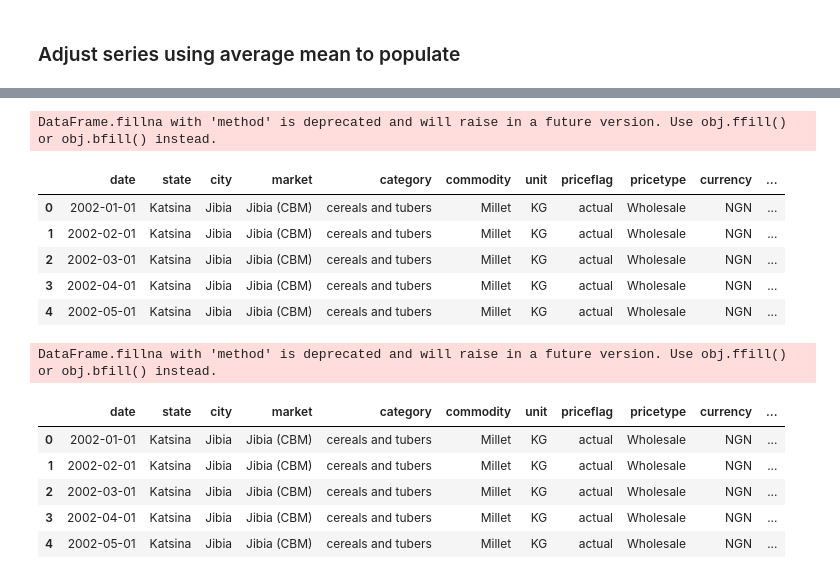
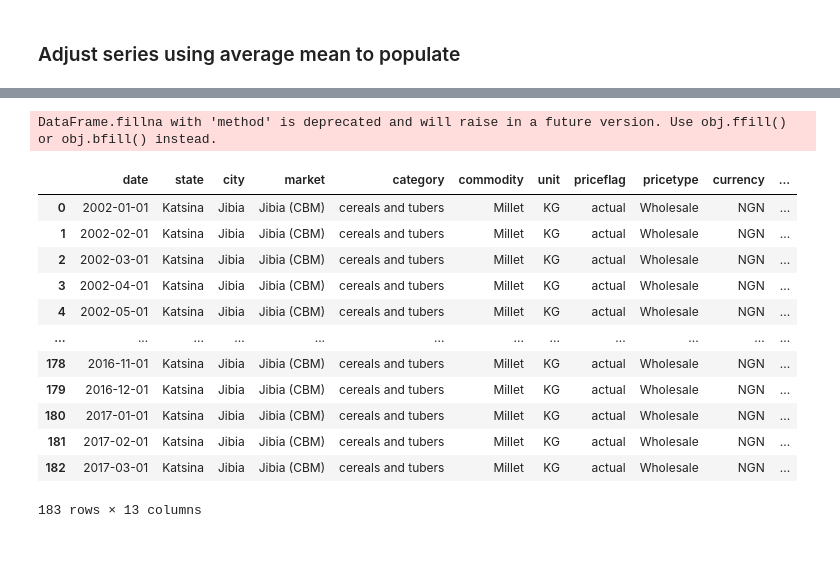
Before and after one commit to LuizMPelizaro/NFPF, a Jupyter notebook: notebooks/analysis.ipynb, the cells around one changed output, grey strips where cells are left out. Drawn from its saved outputs; the diff is of its cells as text; code cells hidden in the pictures; blank space fills up the shorter version.

```diff
--- a/notebooks/analysis.ipynb
+++ b/notebooks/analysis.ipynb
@@ -19,7 +19,7 @@ dataframe.head()
 ## Exclude columns and create code column to facilitate query of series
 # %%
 dataframe = dataframe.drop(columns=['latitude', 'longitude'])
-
+dataframe = dataframe[dataframe['priceflag'] != 'forecast']
 dataframe['series_id'] = dataframe[['state', 'city', 'market', 'category', 'commodity', 'unit']].astype(
     'category').apply(lambda x: '_'.join(x), axis=1)
 #cat.codes create unique id
@@ -211,39 +218,27 @@ dataframe_adjusted.head()
 # %%
 columns_to_fill = [col for col in dataframe_adjusted.columns if col not in ['usdprice', 'price']]
 dataframe_adjusted_mean = dataframe_adjusted.copy()
 # Preencher valores faltantes com o valor anterior
 dataframe_adjusted_mean[columns_to_fill] = dataframe_adjusted_mean[columns_to_fill].fillna(method='ffill')
 
 expanding_mean = dataframe_adjusted_mean['price'].expanding().mean()
 dataframe_adjusted_mean['price'] = dataframe_adjusted_mean['price'].combine_first(expanding_mean)
 
 expanding_mean = dataframe_adjusted_mean['usdprice'].expanding().mean()
 dataframe_adjusted_mean['usdprice'] = dataframe_adjusted_mean['usdprice'].combine_first(expanding_mean)
-dataframe_adjusted_mean.head()
+dataframe_adjusted_mean
 # %% [output]
 DataFrame.fillna with 'method' is deprecated and will raise in a future version. Use obj.ffill() or obj.bfill() instead.
 |  | date | state | city | market | category | commodity | unit | priceflag | pricetype | currency | ... |
 | 0 | 2002-01-01 | Katsina | Jibia | Jibia (CBM) | cereals and tubers | Millet | KG | actual | Wholesale | NGN | ... |
 | 1 | 2002-02-01 | Katsina | Jibia | Jibia (CBM) | cereals and tubers | Millet | KG | actual | Wholesale | NGN | ... |
 | 2 | 2002-03-01 | Katsina | Jibia | Jibia (CBM) | cereals and tubers | Millet | KG | actual | Wholesale | NGN | ... |
 | 3 | 2002-04-01 | Katsina | Jibia | Jibia (CBM) | cereals and tubers | Millet | KG | actual | Wholesale | NGN | ... |
 | 4 | 2002-05-01 | Katsina | Jibia | Jibia (CBM) | cereals and tubers | Millet | KG | actual | Wholesale | NGN | ... |
+| ... | ... | ... | ... | ... | ... | ... | ... | ... | ... | ... | ... |
+| 178 | 2016-11-01 | Katsina | Jibia | Jibia (CBM) | cereals and tubers | Millet | KG | actual | Wholesale | NGN | ... |
+| 179 | 2016-12-01 | Katsina | Jibia | Jibia (CBM) | cereals and tubers | Millet | KG | actual | Wholesale | NGN | ... |
+| 180 | 2017-01-01 | Katsina | Jibia | Jibia (CBM) | cereals and tubers | Millet | KG | actual | Wholesale | NGN | ... |
+| 181 | 2017-02-01 | Katsina | Jibia | Jibia (CBM) | cereals and tubers | Millet | KG | actual | Wholesale | NGN | ... |
+| 182 | 2017-03-01 | Katsina | Jibia | Jibia (CBM) | cereals and tubers | Millet | KG | actual | Wholesale | NGN | ... |
+183 rows × 13 columns
-# %%
-dataframe_adjusted_rolling = dataframe_adjusted.copy()
-# Preencher valores faltantes com o valor anterior
-dataframe_adjusted_rolling[columns_to_fill] = dataframe_adjusted_rolling[columns_to_fill].fillna(method='ffill')
-
-expanding_mean = dataframe_adjusted_rolling['price'].rolling(window=3, min_periods=1).mean()
-dataframe_adjusted_rolling['price'] = dataframe_adjusted_rolling['price'].combine_first(expanding_mean)
-
-expanding_mean = dataframe_adjusted_rolling['usdprice'].rolling(window=3, min_periods=1).mean()
-dataframe_adjusted_rolling['usdprice'] = dataframe_adjusted_rolling['usdprice'].combine_first(expanding_mean)
-dataframe_adjusted_rolling.head()
-# %% [output]
-DataFrame.fillna with 'method' is deprecated and will raise in a future version. Use obj.ffill() or obj.bfill() instead.
-|  | date | state | city | market | category | commodity | unit | priceflag | pricetype | currency | ... |
-| 0 | 2002-01-01 | Katsina | Jibia | Jibia (CBM) | cereals and tubers | Millet | KG | actual | Wholesale | NGN | ... |
-| 1 | 2002-02-01 | Katsina | Jibia | Jibia (CBM) | cereals and tubers | Millet | KG | actual | Wholesale | NGN | ... |
-| 2 | 2002-03-01 | Katsina | Jibia | Jibia (CBM) | cereals and tubers | Millet | KG | actual | Wholesale | NGN | ... |
-| 3 | 2002-04-01 | Katsina | Jibia | Jibia (CBM) | cereals and tubers | Millet | KG | actual | Wholesale | NGN | ... |
-| 4 | 2002-05-01 | Katsina | Jibia | Jibia (CBM) | cereals and tubers | Millet | KG | actual | Wholesale | NGN | ... |
```
Also changed, not shown: parts of 12 cells of this notebook.
